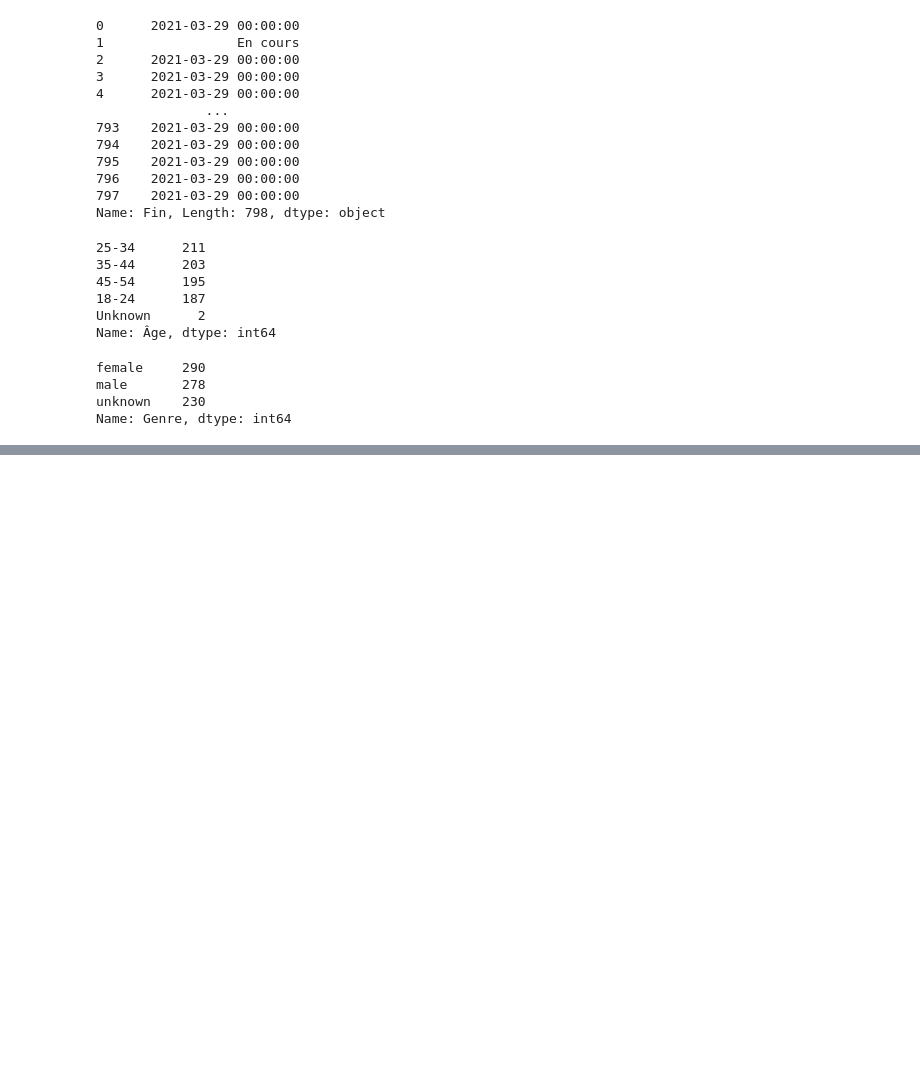
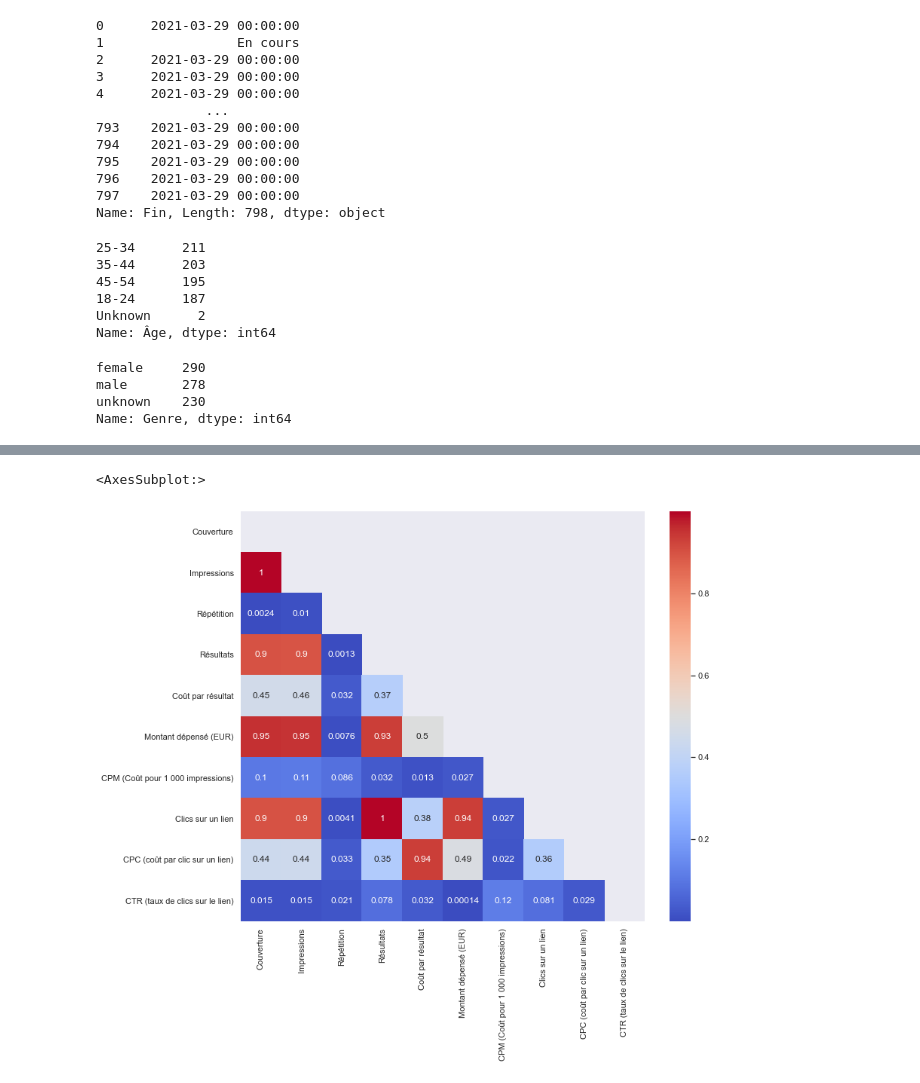
Before and after one commit to BrunaClo/Refyld, a Jupyter notebook: Daniel Code/Refyld Pub.ipynb, the cells around one changed output, grey strips where cells are left out. Saved outputs shown, nothing was run; the diff lists cells and outputs as text; code cells hidden in the pictures; blank space fills up the shorter version.

```diff
--- a/Daniel Code/Refyld Pub.ipynb
+++ b/Daniel Code/Refyld Pub.ipynb
@@ -168,0 +341,8 @@ Name: Répétition, Length: 798, dtype: float64
+# %%
+plt.figure(figsize=(12,10))
+sns.heatmap(df_pub_C.corr().abs(),
+            mask = np.triu(df_pub_C.corr().abs()),
+           cmap = 'coolwarm', annot=True)
+# %% [output]
+<AxesSubplot:>
+[figure, added]
```
Also changed, not shown: parts of 41 cells of this notebook.
